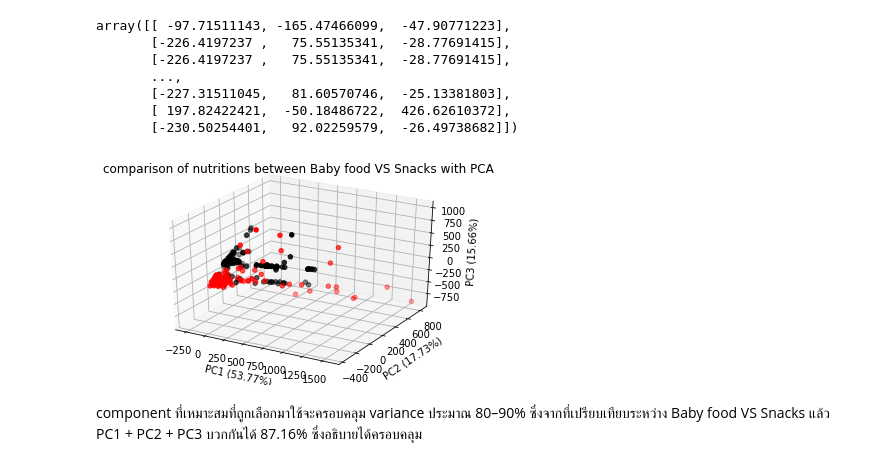
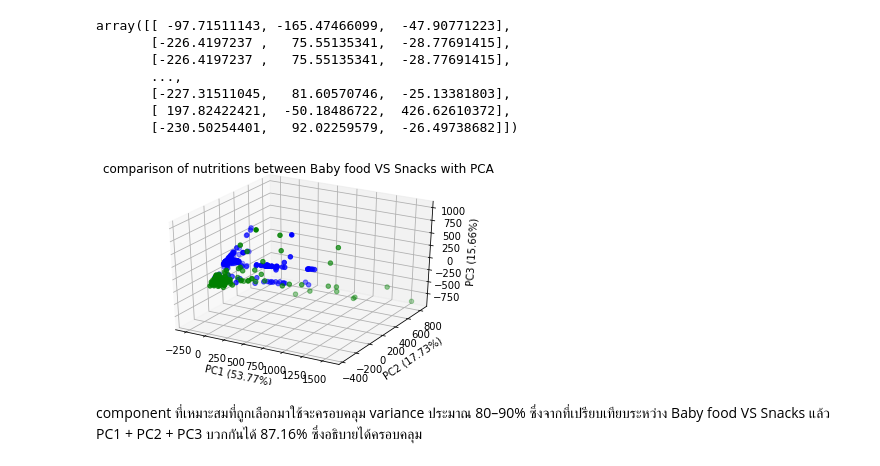
Before and after one commit to Jaomiew/Multivariate, a Jupyter notebook: exam01.ipynb, the cells around one changed output. Drawn from its saved outputs; the diff is of its cells as text; code cells hidden in the pictures.

```diff
--- a/exam01.ipynb
+++ b/exam01.ipynb
@@ -937,13 +937,13 @@ Baby_pca2 = pca2.transform(mm[mm['FoodGroup']==1].iloc[:,1:].to_numpy())
 Snacks_pca2 = pca2.transform(mm[mm['FoodGroup']==20].iloc[:,1:].to_numpy())
 # %%
 ax = plt.axes(projection ="3d")
-ax.scatter3D(Baby_pca2[:,0],Baby_pca2[:,1],Baby_pca2[:,2],c='k')
-ax.scatter3D(Snacks_pca2[:,0],Snacks_pca2[:,1],Snacks_pca2[:,2],c='r')
+ax.scatter3D(Baby_pca2[:,0],Baby_pca2[:,1],Baby_pca2[:,2],c='b')
+ax.scatter3D(Snacks_pca2[:,0],Snacks_pca2[:,1],Snacks_pca2[:,2],c='g')
 ax.set_title('comparison of nutritions between Baby food VS Snacks with PCA')
 ax.set_xlabel('PC1 (53.77%)')
 ax.set_ylabel('PC2 (17.73%)')
 ax.set_zlabel('PC3 (15.66%)');
 # %% [output]
-[figure, old version]
+[figure, new version]
 # %% [markdown]
 component ที่เหมาะสมที่ถูกเลือกมาใช้จะครอบคลุม variance ประมาณ 80–90% ซึ่งจากที่เปรียบเทียบระหว่าง Baby food VS Snacks แล้ว PC1 + PC2 + PC3 บวกกันได้ 87.16% ซึ่งอธิบายได้ครอบคลุม
```
Also changed, not shown: parts of 1 cell of this notebook.
